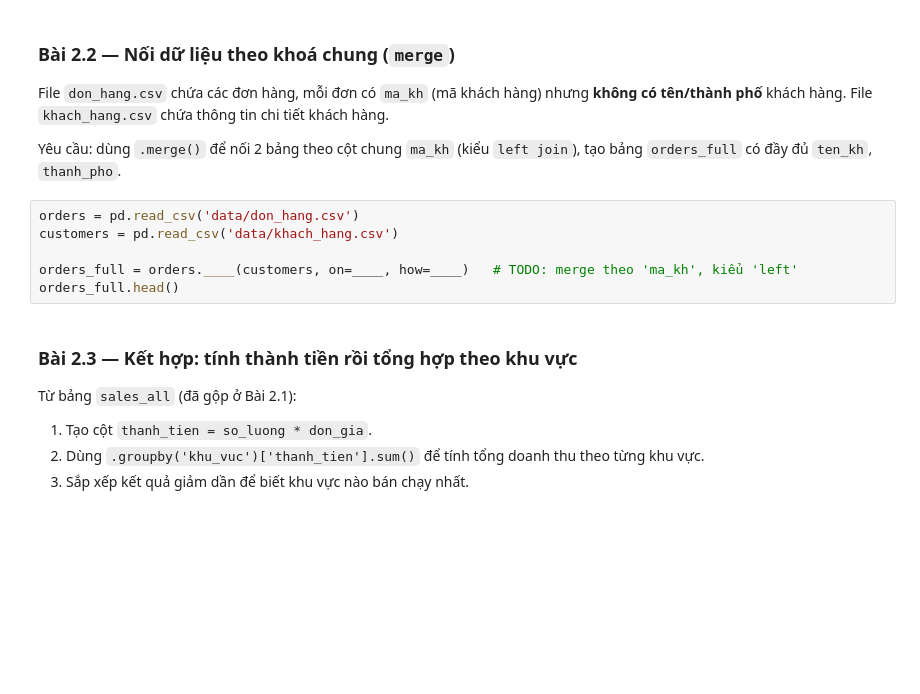
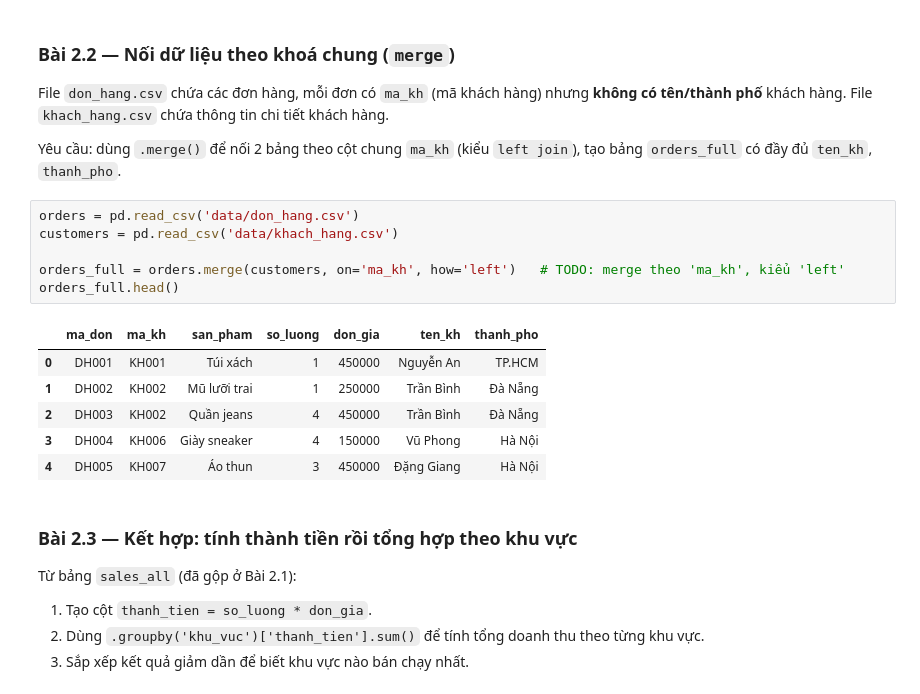
Before and after one commit to chikg45/Du-lieu-va-AI, a Jupyter notebook: Prac-01/Prac-01/ReadFile.ipynb, the cells around one changed output. Drawn from its saved outputs; the diff is of its cells as text; blank space fills up the shorter version.

```diff
--- a/Prac-01/Prac-01/ReadFile.ipynb
+++ b/Prac-01/Prac-01/ReadFile.ipynb
@@ -123,9 +172,16 @@ Yêu cầu: dùng `.merge()` để nối 2 bảng theo cột chung `ma_kh` (ki
 # %%
 orders = pd.read_csv('data/don_hang.csv')
 customers = pd.read_csv('data/khach_hang.csv')
 
-orders_full = orders.____(customers, on=____, how=____)   # TODO: merge theo 'ma_kh', kiểu 'left'
+orders_full = orders.merge(customers, on='ma_kh', how='left')   # TODO: merge theo 'ma_kh', kiểu 'left'
 orders_full.head()
+# %% [output]
+|  | ma_don | ma_kh | san_pham | so_luong | don_gia | ten_kh | thanh_pho |
+| 0 | DH001 | KH001 | Túi xách | 1 | 450000 | Nguyễn An | TP.HCM |
+| 1 | DH002 | KH002 | Mũ lưỡi trai | 1 | 250000 | Trần Bình | Đà Nẵng |
+| 2 | DH003 | KH002 | Quần jeans | 4 | 450000 | Trần Bình | Đà Nẵng |
+| 3 | DH004 | KH006 | Giày sneaker | 4 | 150000 | Vũ Phong | Hà Nội |
+| 4 | DH005 | KH007 | Áo thun | 3 | 450000 | Đặng Giang | Hà Nội |
 # %% [markdown]
 ### Bài 2.3 — Kết hợp: tính thành tiền rồi tổng hợp theo khu vực
 Từ bảng `sales_all` (đã gộp ở Bài 2.1):
```
Also changed, not shown: parts of 10 cells of this notebook, 8 other files.
